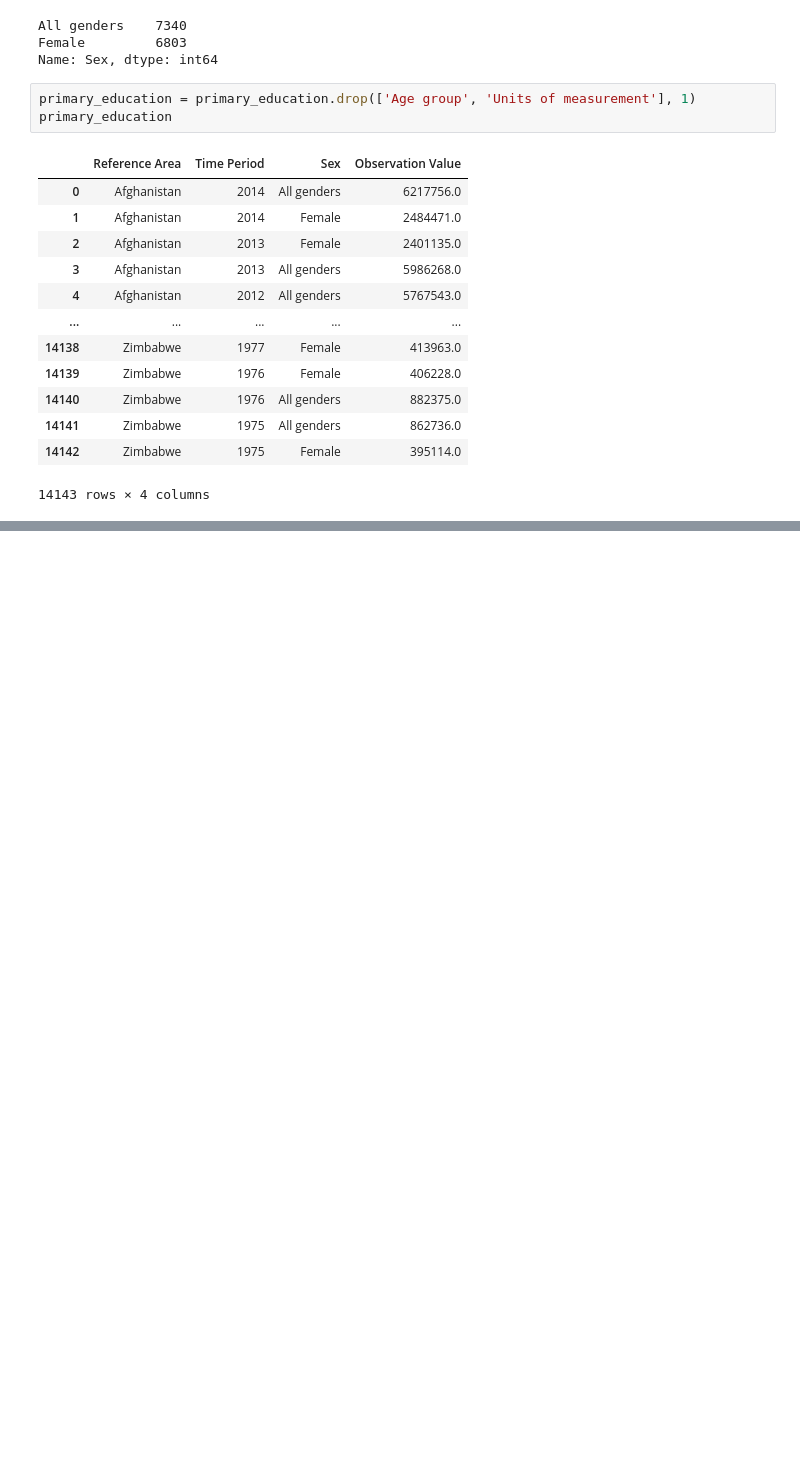
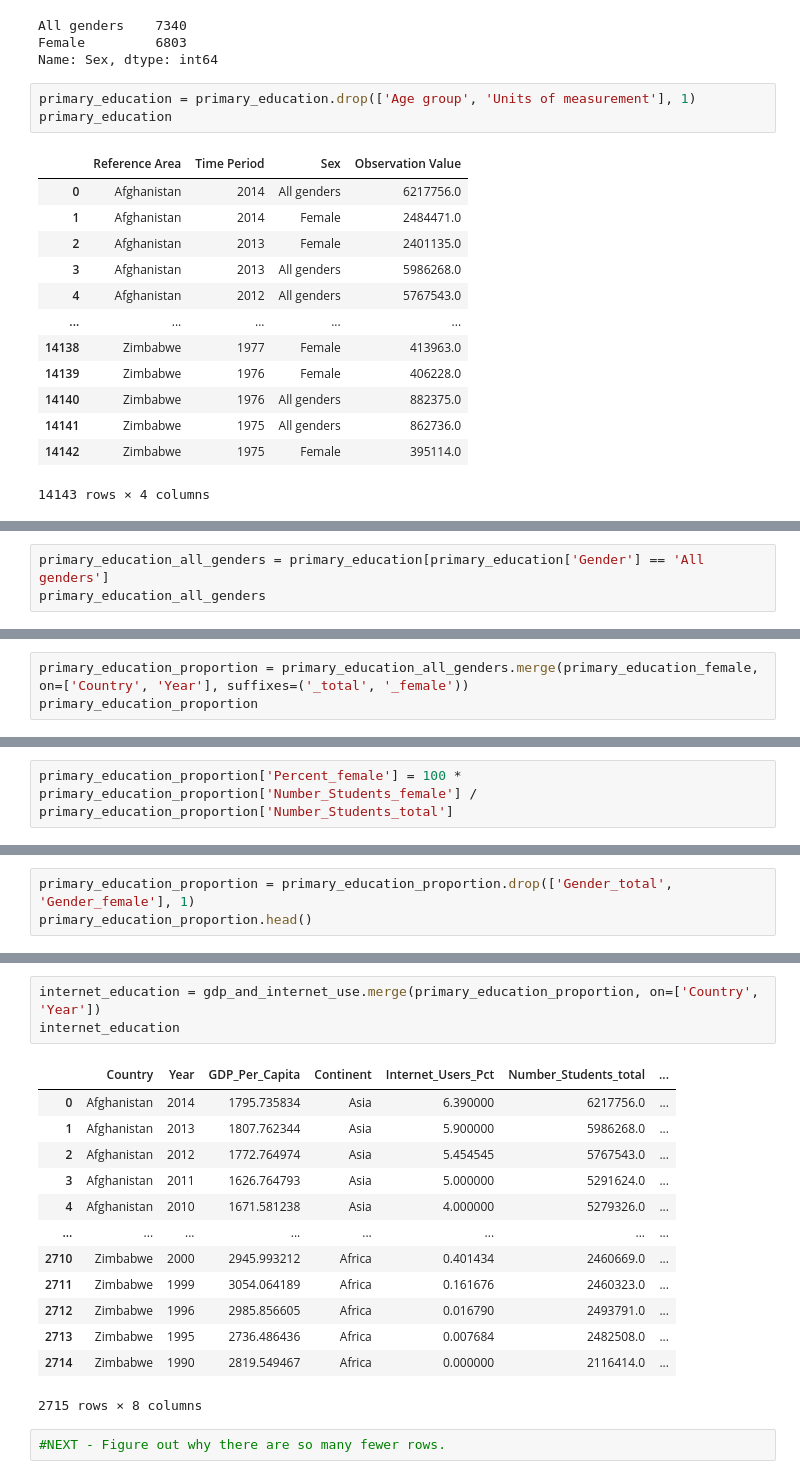
Before and after one commit to nss-data-science-cohort-4/dq1-undata-matttparker, a Jupyter notebook: notebooks/UN_Data_Exploration.ipynb, the cells around one changed output, grey strips where cells are left out. Drawn from its saved outputs; the diff is of its cells as text; blank space fills up the shorter version.

Commit message:
Created New Table but with Problems

```diff
--- a/notebooks/UN_Data_Exploration.ipynb
+++ b/notebooks/UN_Data_Exploration.ipynb
@@ -731,0 +779,3 @@ primary_education
+# %%
+primary_education_all_genders = primary_education[primary_education['Gender'] == 'All genders']
+primary_education_all_genders
@@ -731,0 +796,3 @@ primary_education
+# %%
+primary_education_proportion = primary_education_all_genders.merge(primary_education_female, on=['Country', 'Year'], suffixes=('_total', '_female'))
+primary_education_proportion
@@ -731,0 +821,2 @@ primary_education
+# %%
+primary_education_proportion['Percent_female'] = 100 * primary_education_proportion['Number_Students_female'] / primary_education_proportion['Number_Students_total']
@@ -731,0 +830,3 @@ primary_education
+# %%
+primary_education_proportion = primary_education_proportion.drop(['Gender_total', 'Gender_female'], 1)
+primary_education_proportion.head()
@@ -731,0 +840,19 @@ primary_education
+# %%
+internet_education = gdp_and_internet_use.merge(primary_education_proportion, on=['Country', 'Year'])
+internet_education
+# %% [output]
+|  | Country | Year | GDP_Per_Capita | Continent | Internet_Users_Pct | Number_Students_total | ... |
+| 0 | Afghanistan | 2014 | 1795.735834 | Asia | 6.390000 | 6217756.0 | ... |
+| 1 | Afghanistan | 2013 | 1807.762344 | Asia | 5.900000 | 5986268.0 | ... |
+| 2 | Afghanistan | 2012 | 1772.764974 | Asia | 5.454545 | 5767543.0 | ... |
+| 3 | Afghanistan | 2011 | 1626.764793 | Asia | 5.000000 | 5291624.0 | ... |
+| 4 | Afghanistan | 2010 | 1671.581238 | Asia | 4.000000 | 5279326.0 | ... |
+| ... | ... | ... | ... | ... | ... | ... | ... |
+| 2710 | Zimbabwe | 2000 | 2945.993212 | Africa | 0.401434 | 2460669.0 | ... |
+| 2711 | Zimbabwe | 1999 | 3054.064189 | Africa | 0.161676 | 2460323.0 | ... |
+| 2712 | Zimbabwe | 1996 | 2985.856605 | Africa | 0.016790 | 2493791.0 | ... |
+| 2713 | Zimbabwe | 1995 | 2736.486436 | Africa | 0.007684 | 2482508.0 | ... |
+| 2714 | Zimbabwe | 1990 | 2819.549467 | Africa | 0.000000 | 2116414.0 | ... |
+2715 rows × 8 columns
+# %%
+#NEXT - Figure out why there are so many fewer rows.
```
Also changed, not shown: parts of 9 cells of this notebook.
